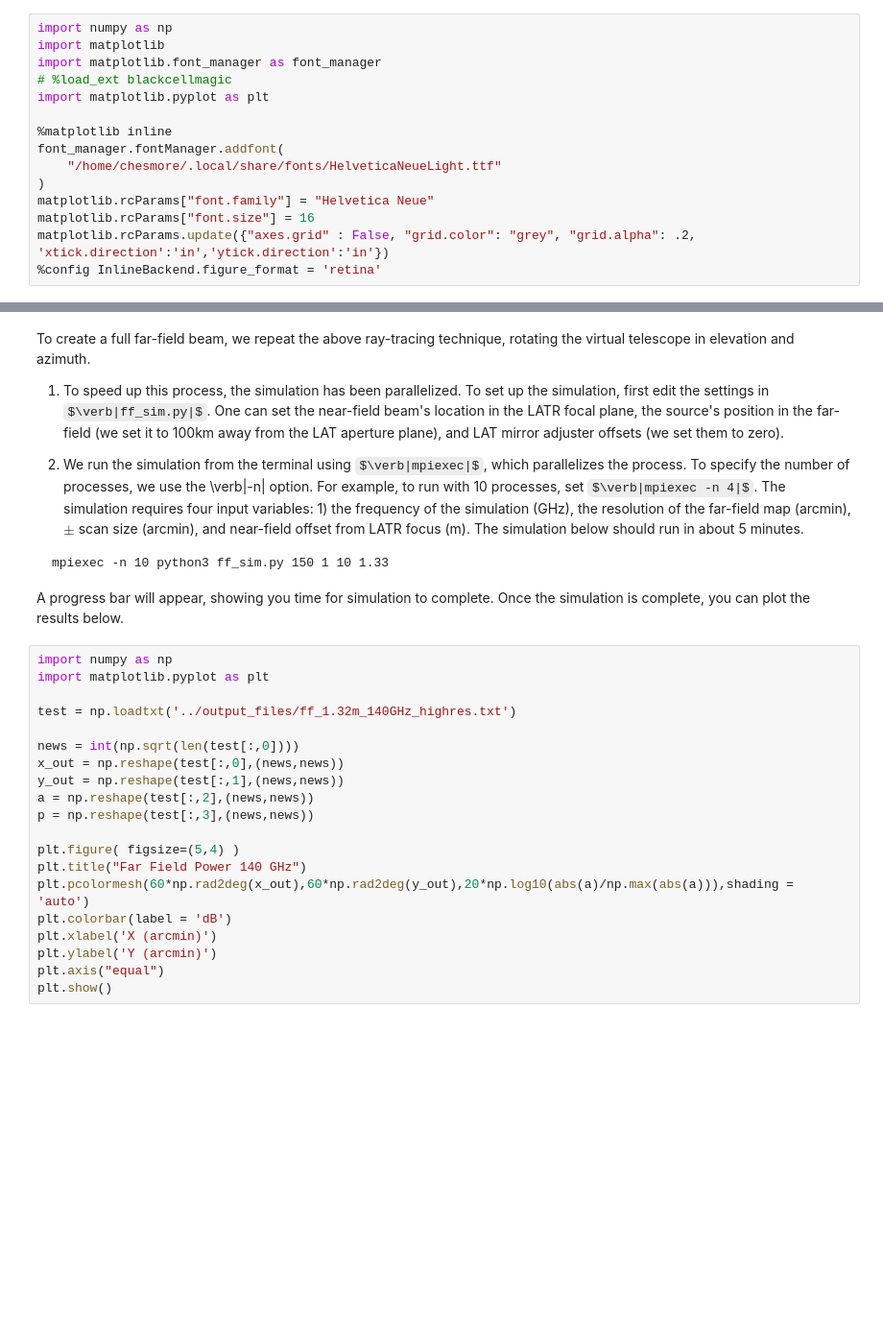
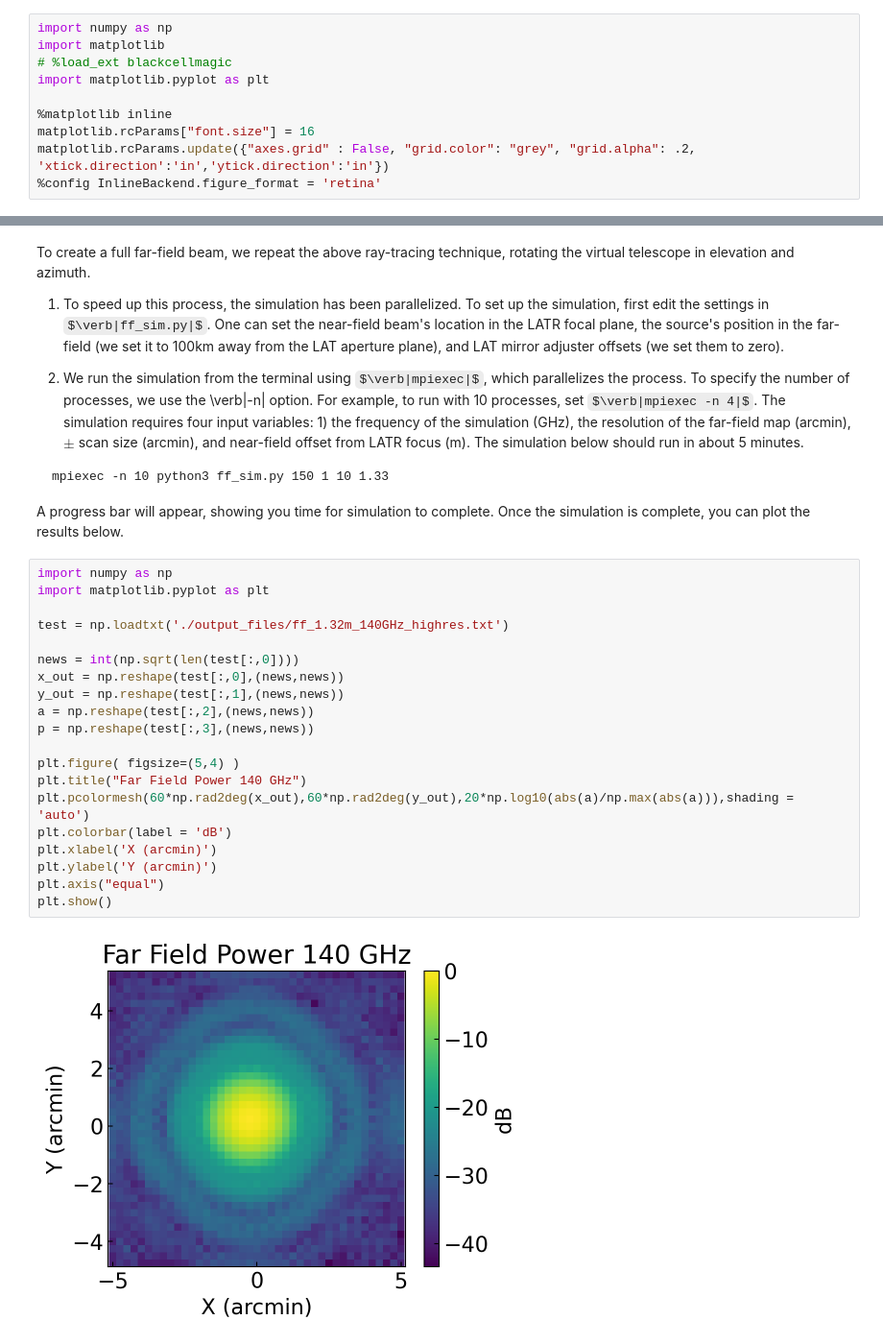
Before and after one commit to McMahonCosmologyGroup/solat-optics, a Jupyter notebook: tutorials/latrt_farfield_sim.ipynb, the cells around one changed output, grey strips where cells are left out. Shown: that part at 96% size. Cells and saved outputs as stored; diff of their text form; some formulas as TeX source; blank space fills up the shorter version.

Commit message:
Removed Helvetica as it was creating issues and fixed imports that were localized for Chesmore.

```diff
--- a/tutorials/latrt_farfield_sim.ipynb
+++ b/tutorials/latrt_farfield_sim.ipynb
@@ -14,15 +14,10 @@ where $E_{\text{source}}$ is the electric field from the source and $E_{\text{re
 # %%
 import numpy as np
 import matplotlib
-import matplotlib.font_manager as font_manager
 # %load_ext blackcellmagic
 import matplotlib.pyplot as plt
 
 %matplotlib inline
-font_manager.fontManager.addfont(
-    "/home/chesmore/.local/share/fonts/HelveticaNeueLight.ttf"
-)
-matplotlib.rcParams["font.family"] = "Helvetica Neue"
 matplotlib.rcParams["font.size"] = 16
 matplotlib.rcParams.update({"axes.grid" : False, "grid.color": "grey", "grid.alpha": .2, 'xtick.direction':'in','ytick.direction':'in'})
 %config InlineBackend.figure_format = 'retina'
@@ -42,20 +37,22 @@ A progress bar will appear, showing you time for simulation to complete.  Once t
 # %%
 import numpy as np
 import matplotlib.pyplot as plt
 
-test = np.loadtxt('../output_files/ff_1.32m_140GHz_highres.txt')
+test = np.loadtxt('./output_files/ff_1.32m_140GHz_highres.txt')
 
 news = int(np.sqrt(len(test[:,0])))
 x_out = np.reshape(test[:,0],(news,news))
 y_out = np.reshape(test[:,1],(news,news))
 a = np.reshape(test[:,2],(news,news))
 p = np.reshape(test[:,3],(news,news))
 
 plt.figure( figsize=(5,4) )
 plt.title("Far Field Power 140 GHz")
 plt.pcolormesh(60*np.rad2deg(x_out),60*np.rad2deg(y_out),20*np.log10(abs(a)/np.max(abs(a))),shading = 'auto')
 plt.colorbar(label = 'dB')
 plt.xlabel('X (arcmin)')
 plt.ylabel('Y (arcmin)')
 plt.axis("equal")
 plt.show()
+# %% [output]
+[figure, added]
```
Also changed, not shown: 2 other files.
